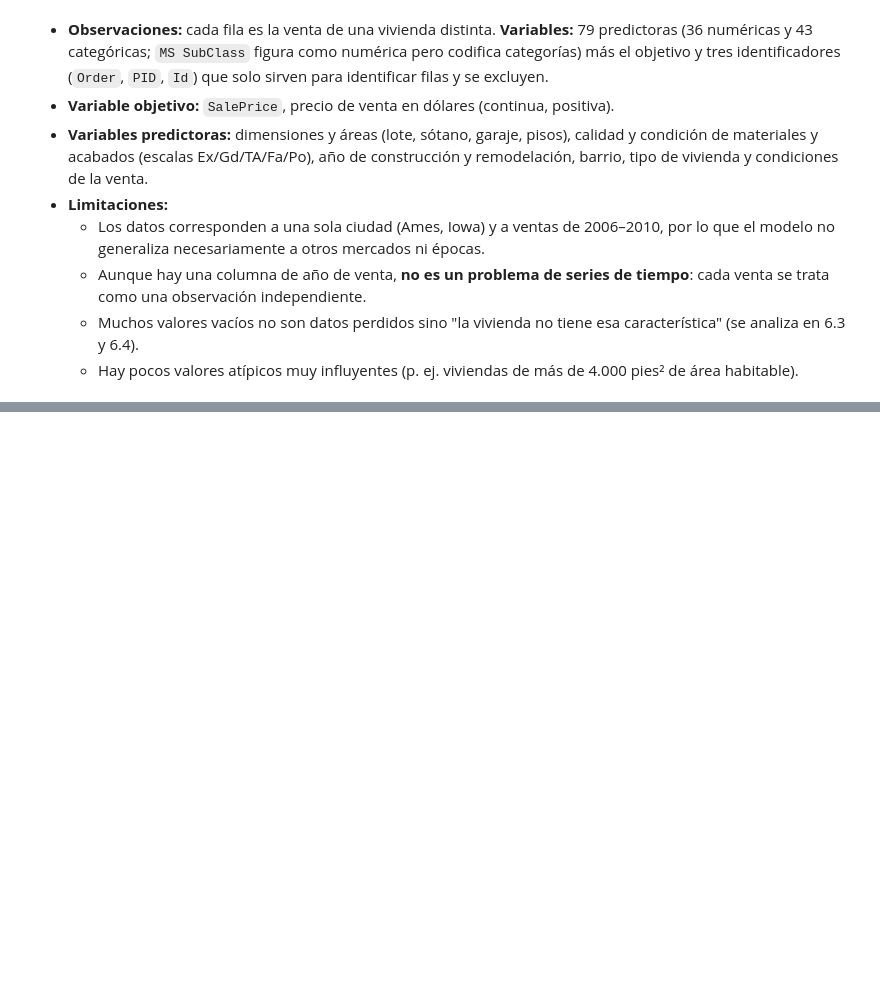
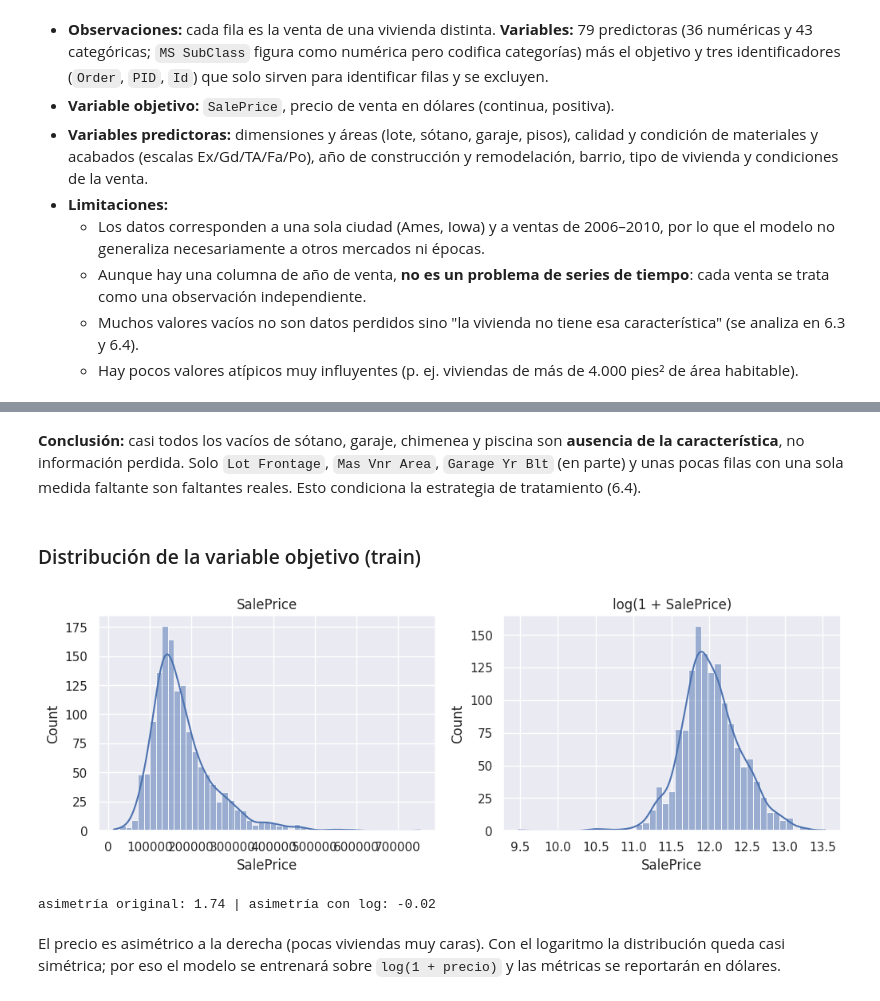
Before and after one commit to SebasGomez4/Proyecto_Modelos_I, a Jupyter notebook: fase-1/notebook.ipynb, the cells around one changed output, grey strips where cells are left out. Saved outputs shown, nothing was run; the diff lists cells and outputs as text; code cells hidden in the pictures; blank space fills up the shorter version.

Commit message:
feat(eda): valores faltantes, verificación 'no aplica' y distribución del objetivo

```diff
--- a/fase-1/notebook.ipynb
+++ b/fase-1/notebook.ipynb
@@ -74,0 +79,5 @@ numérica      36
+# %%
+X = d[predictoras]          # sin objetivo y sin identificadores
+y = d[TARGET]
+X_train, X_test, y_train, y_test = train_test_split(X, y, test_size=TEST_SIZE, random_state=RANDOM_STATE)
+print("train:", X_train.shape, "| test:", X_test.shape)
@@ -74,0 +137,15 @@ numérica      36
+# %% [markdown]
+**Conclusión:** casi todos los vacíos de sótano, garaje, chimenea y piscina son **ausencia de la característica**, no información perdida. Solo `Lot Frontage`, `Mas Vnr Area`, `Garage Yr Blt` (en parte) y unas pocas filas con una sola medida faltante son faltantes reales. Esto condiciona la estrategia de tratamiento (6.4).
+# %% [markdown]
+### Distribución de la variable objetivo (train)
+# %%
+fig, ax = plt.subplots(1, 2, figsize=(12, 3.5))
+sns.histplot(y_train, kde=True, ax=ax[0]); ax[0].set_title("SalePrice")
+sns.histplot(np.log1p(y_train), kde=True, ax=ax[1]); ax[1].set_title("log(1 + SalePrice)")
+plt.show()
+print("asimetría original: %.2f | asimetría con log: %.2f" % (y_train.skew(), np.log1p(y_train).skew()))
+# %% [output]
+[figure, added]
+asimetría original: 1.74 | asimetría con log: -0.02
+# %% [markdown]
+El precio es asimétrico a la derecha (pocas viviendas muy caras). Con el logaritmo la distribución queda casi simétrica; por eso el modelo se entrenará sobre `log(1 + precio)` y las métricas se reportarán en dólares.
```
Also changed, not shown: parts of 6 cells of this notebook.
